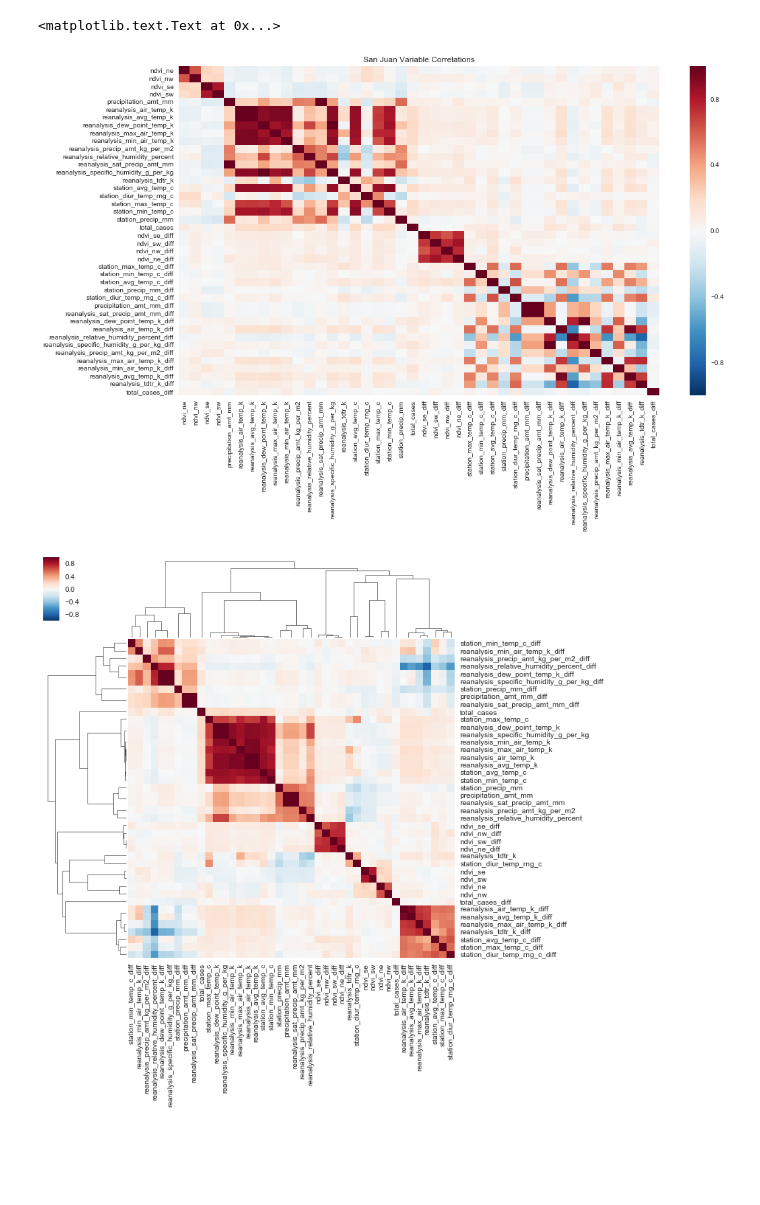
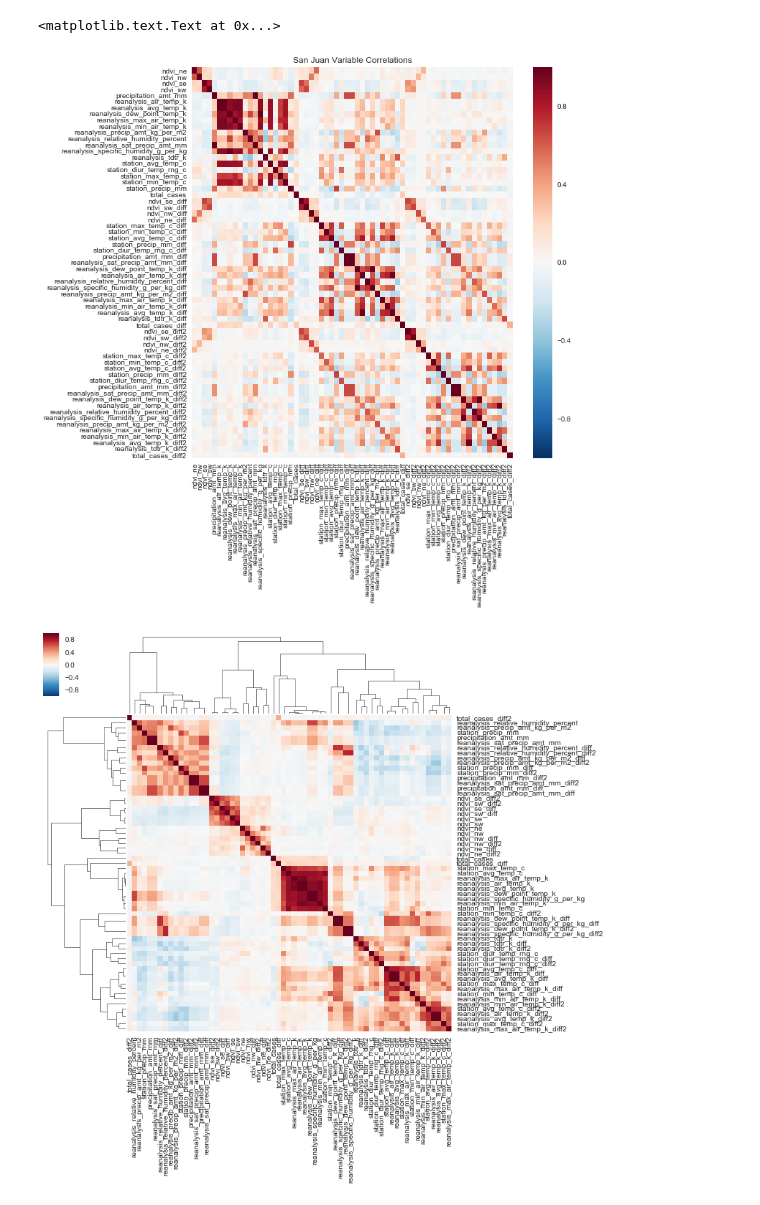
Before and after one commit to datosgobar/dengai, a Jupyter notebook: exploracion-nacho.ipynb, the cells around one changed output. Cells and saved outputs as stored; diff of their text form; code cells hidden in the pictures; blank space fills up the shorter version.

```diff
--- a/exploracion-nacho.ipynb
+++ b/exploracion-nacho.ipynb
@@ -69,24 +69,30 @@ attrs = [
 ]
 for attr in attrs:
     iq_train_features[attr + '_diff'] = iq_train_features_smooth[attr].diff()
-    sj_train_features[attr + '_diff'] = iq_train_features_smooth[attr].diff()
+    sj_train_features[attr + '_diff'] = sj_train_features_smooth[attr].diff()
+
+for attr in attrs:
+    iq_train_features[attr + '_diff2'] = iq_train_features[attr + '_diff'].diff()
+    sj_train_features[attr + '_diff2'] = sj_train_features[attr + '_diff'].diff()
 # %%
 # Compute the correlations
 sj_correlations = sj_train_features.corr()
 iq_correlations = iq_train_features.corr()
 # %%
 # plot san juan
-sj_corr_heat = sns.heatmap(sj_correlations)
+fig = plt.figure(figsize=(10,10))
+ax = fig.add_subplot(1,1,1)
+sj_corr_heat = sns.heatmap(sj_correlations, ax=ax)
 plt.title('San Juan Variable Correlations')
 # %% [output]
 <matplotlib.text.Text at 0x...>
-[figure, old version]
+[figure, new version]
 # %%
 # san juan clustermap
 sj_corr_clustermap = sns.clustermap(sj_correlations, metric='correlation')
 plt.setp(sj_corr_clustermap.ax_heatmap.yaxis.get_majorticklabels(), rotation=0)
 plt.show()
 # %% [output]
-[figure, old version]
+[figure, new version]
 # %%
 # plot iquitos
```
Also changed, not shown: parts of 4 cells of this notebook.
